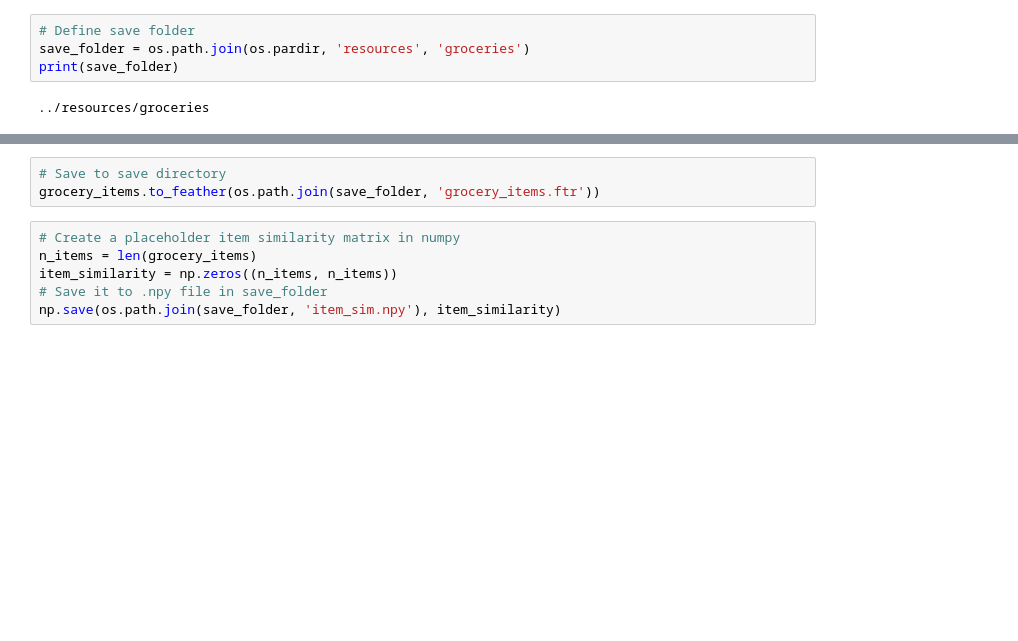
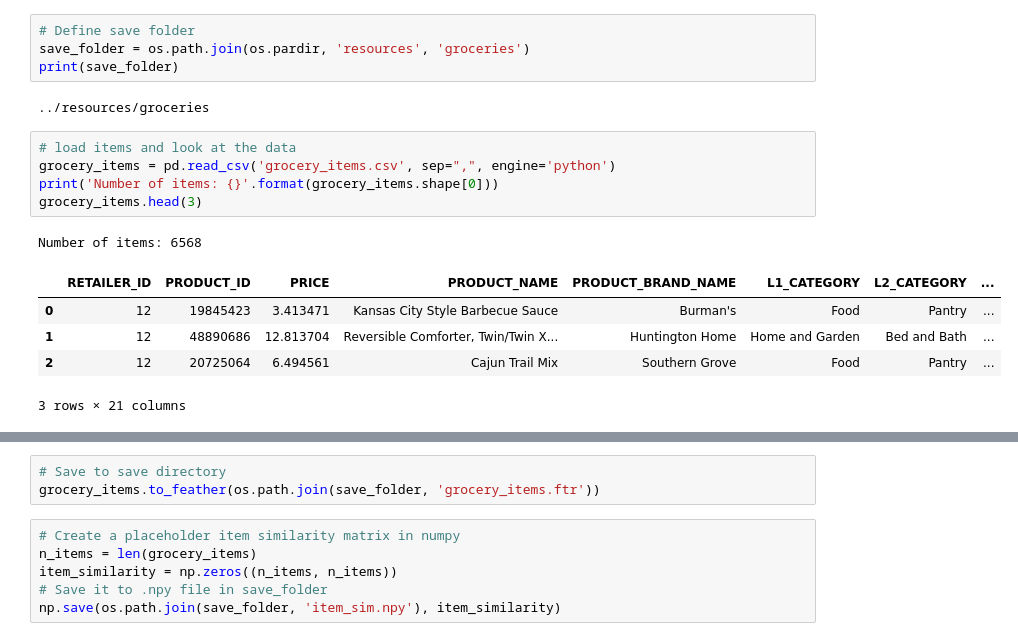
Before and after one commit to PantelisInsta/RecLLM, a Jupyter notebook: preprocess/prepare_groceries.ipynb, the cells around one changed output, grey strips where cells are left out. Cells and saved outputs as stored; diff of their text form; blank space fills up the shorter version.

```diff
--- a/preprocess/prepare_groceries.ipynb
+++ b/preprocess/prepare_groceries.ipynb
@@ -8,3 +8,15 @@ save_folder = os.path.join(os.pardir, 'resources', 'groceries')
 print(save_folder)
 # %% [output]
 ../resources/groceries
+# %%
+# load items and look at the data
+grocery_items = pd.read_csv('grocery_items.csv', sep=",", engine='python')
+print('Number of items: {}'.format(grocery_items.shape[0]))
+grocery_items.head(3)
+# %% [output]
+Number of items: 6568
+|  | RETAILER_ID | PRODUCT_ID | PRICE | PRODUCT_NAME | PRODUCT_BRAND_NAME | L1_CATEGORY | L2_CATEGORY | ... |
+| 0 | 12 | 19845423 | 3.413471 | Kansas City Style Barbecue Sauce | Burman's | Food | Pantry | ... |
+| 1 | 12 | 48890686 | 12.813704 | Reversible Comforter, Twin/Twin X... | Huntington Home | Home and Garden | Bed and Bath | ... |
+| 2 | 12 | 20725064 | 6.494561 | Cajun Trail Mix | Southern Grove | Food | Pantry | ... |
+3 rows × 21 columns
```
Also changed, not shown: parts of 6 cells of this notebook.
